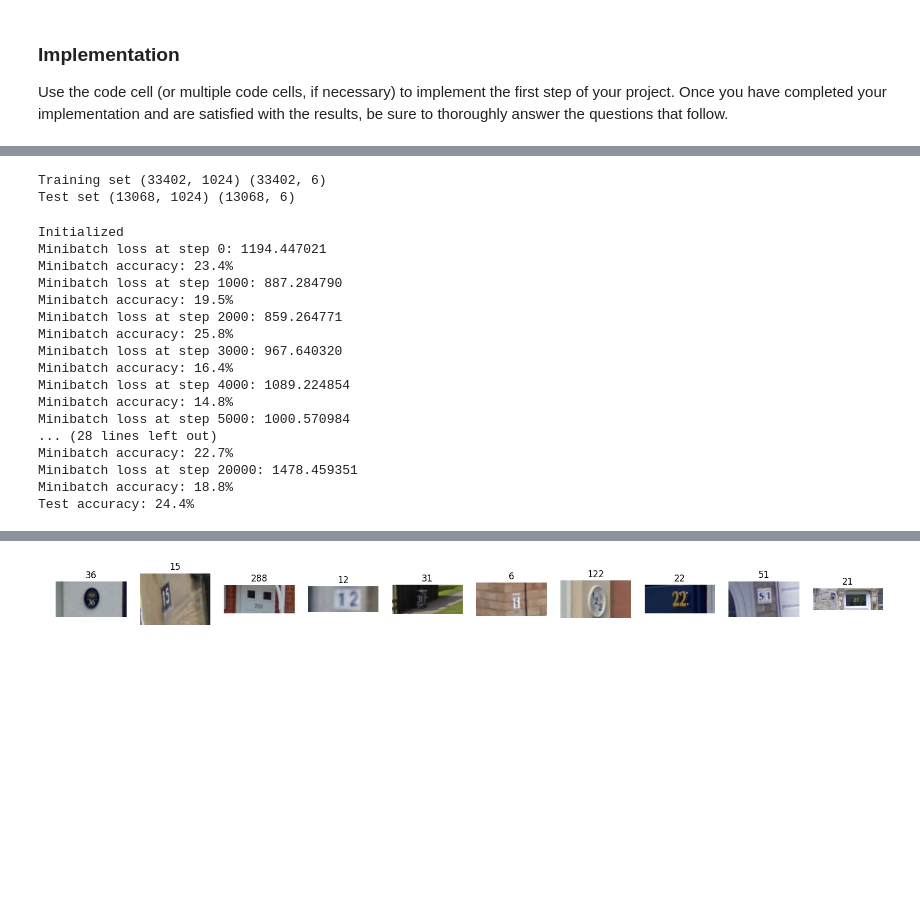
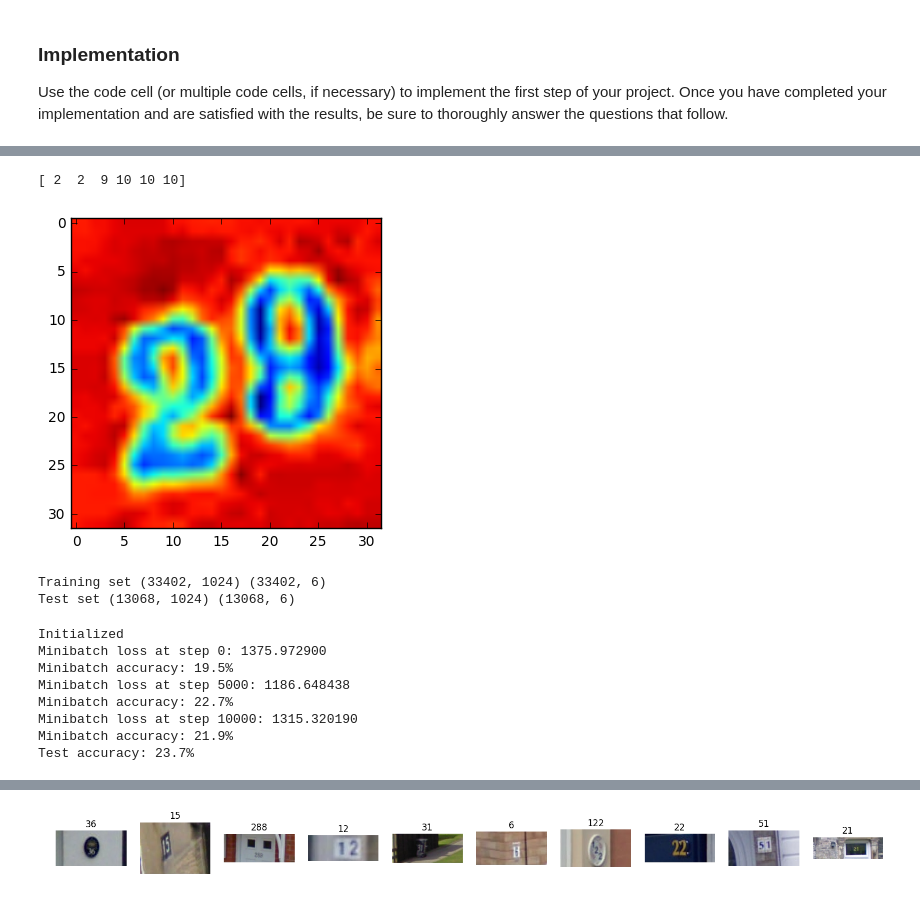
Before and after one commit to axlbert/SVHN_Recognition_NN, a Jupyter notebook: digit_recognition.ipynb, the cells around one changed output, grey strips where cells are left out. Cells and saved outputs as stored; diff of their text form; code cells hidden in the pictures; blank space fills up the shorter version.

```diff
--- a/digit_recognition.ipynb
+++ b/digit_recognition.ipynb
@@ -259,6 +258,12 @@ svhn_file.close()
 #test_labels = test_labels.astype(np.float32)
 
 #ValueError: Shape must be rank 2 but is rank 4 for 'MatMul_2' (op: 'MatMul') with input shapes: [13068,32,32,3], [1024,1024].
+# %%
+plt.imshow(train_dataset[100,:,:])
+print(train_labels[100])
+# %% [output]
+[ 2  2  9 10 10 10]
+[figure, added]
 # %%
 image_size = 32
 
@@ -312,7 +318,7 @@ with graph.as_default():
   train_prediction = tf.nn.softmax(logits)
   test_prediction = tf.nn.softmax(tf.matmul(tf_test_dataset, weights) + biases)
 # %%
-num_steps = 20001
+num_steps = 10001
 
 with tf.Session(graph=graph) as session:
   tf.global_variables_initializer().run()
@@ -326,27 +332,19 @@ with tf.Session(graph=graph) as session:
     # setting a dictionary up with the minibatch
     feed_dict = {tf_train_dataset : batch_data, tf_train_labels : batch_labels}
     _, l, predictions = session.run([optimizer, loss, train_prediction], feed_dict=feed_dict)
-    if (step % 1000 == 0):
+    if (step % 5000 == 0):
       print("Minibatch loss at step %d: %f" % (step, l))
       print("Minibatch accuracy: %.1f%%" % accuracy(predictions, batch_labels))
+      #print(predictions)
   print("Test accuracy: %.1f%%" % accuracy(test_prediction.eval(), test_labels))
 # %% [output]
 Initialized
-Minibatch loss at step 0: 1194.447021
-Minibatch accuracy: 23.4%
-Minibatch loss at step 1000: 887.284790
+Minibatch loss at step 0: 1375.972900
 Minibatch accuracy: 19.5%
-Minibatch loss at step 2000: 859.264771
-Minibatch accuracy: 25.8%
-Minibatch loss at step 3000: 967.640320
-Minibatch accuracy: 16.4%
-Minibatch loss at step 4000: 1089.224854
-Minibatch accuracy: 14.8%
-Minibatch loss at step 5000: 1000.570984
-... (28 lines left out)
+Minibatch loss at step 5000: 1186.648438
 Minibatch accuracy: 22.7%
-Minibatch loss at step 20000: 1478.459351
-Minibatch accuracy: 18.8%
-Test accuracy: 24.4%
+Minibatch loss at step 10000: 1315.320190
+Minibatch accuracy: 21.9%
+Test accuracy: 23.7%
 # %%
 #new accuracy functions required to get a more detailed picture about performance and bottlenecks
```
Also changed, not shown: parts of 15 cells of this notebook.
